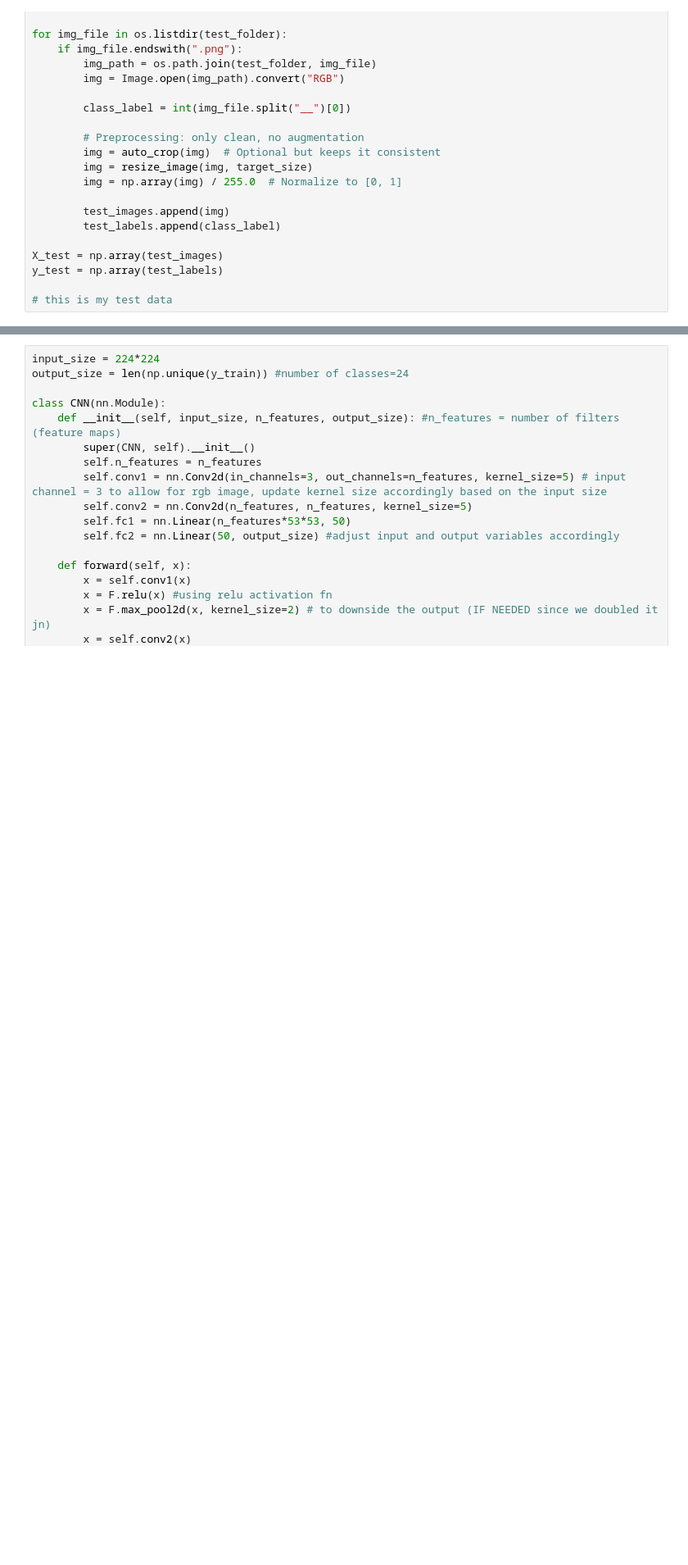
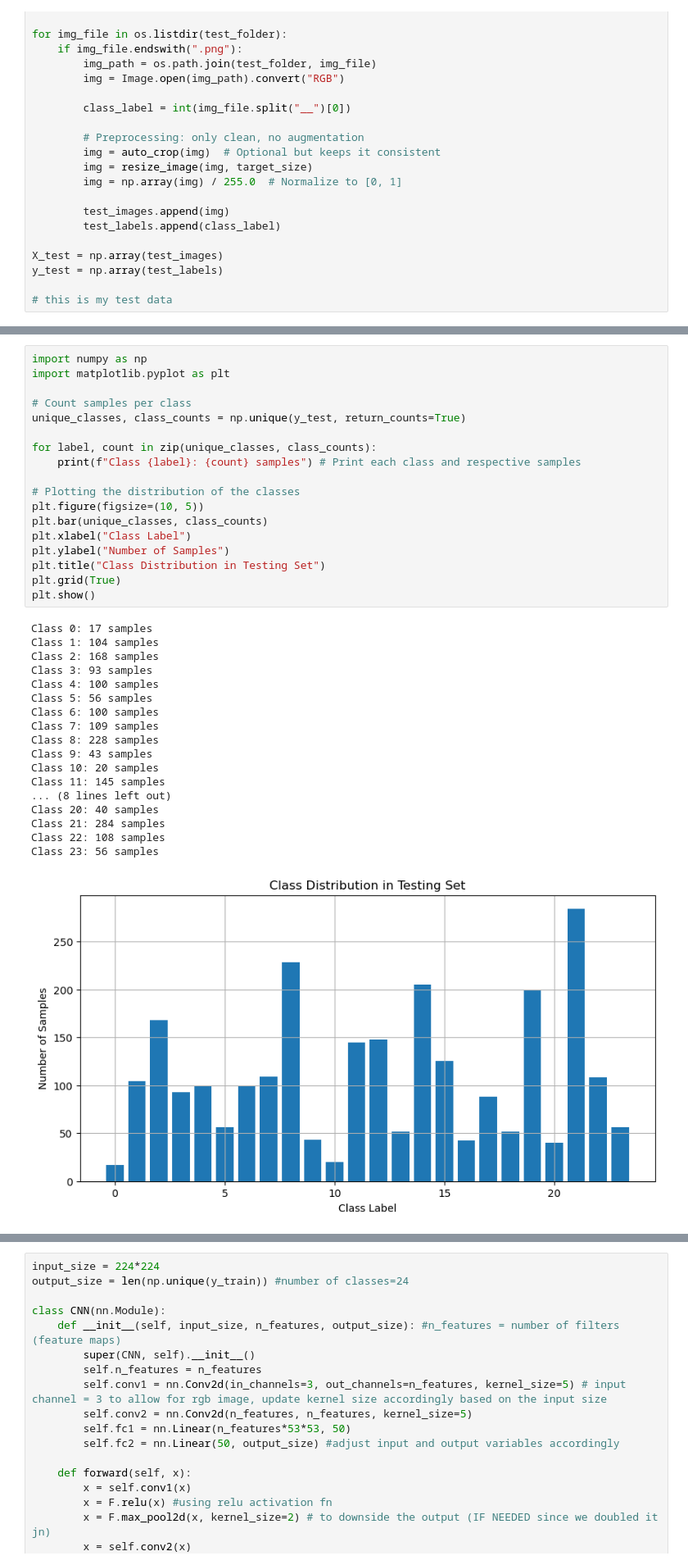
Before and after one commit to amelialon/IT1244-Final-Project, a Jupyter notebook: Proj.ipynb, the cells around one changed output, grey strips where cells are left out. Shown at 82% size. Drawn from its saved outputs; the diff is of its cells as text; blank space fills up the shorter version.

```diff
--- a/Proj.ipynb
+++ b/Proj.ipynb
@@ -238,3 +277,40 @@ plt.show()
+# %%
+import numpy as np
+import matplotlib.pyplot as plt
+
+# Count samples per class
+unique_classes, class_counts = np.unique(y_test, return_counts=True)
+
+for label, count in zip(unique_classes, class_counts):
+    print(f"Class {label}: {count} samples") # Print each class and respective samples
+
+# Plotting the distribution of the classes
+plt.figure(figsize=(10, 5))
+plt.bar(unique_classes, class_counts)
+plt.xlabel("Class Label")
+plt.ylabel("Number of Samples")
+plt.title("Class Distribution in Testing Set")
+plt.grid(True)
+plt.show()
+# %% [output]
+Class 0: 17 samples
+Class 1: 104 samples
+Class 2: 168 samples
+Class 3: 93 samples
+Class 4: 100 samples
+Class 5: 56 samples
+Class 6: 100 samples
+Class 7: 109 samples
+Class 8: 228 samples
+Class 9: 43 samples
+Class 10: 20 samples
+Class 11: 145 samples
+... (8 lines left out)
+Class 20: 40 samples
+Class 21: 284 samples
+Class 22: 108 samples
+Class 23: 56 samples
+[figure, added]
 # %%
 import torch
 import torch.nn as nn
```
Also changed, not shown: parts of 16 cells of this notebook.
